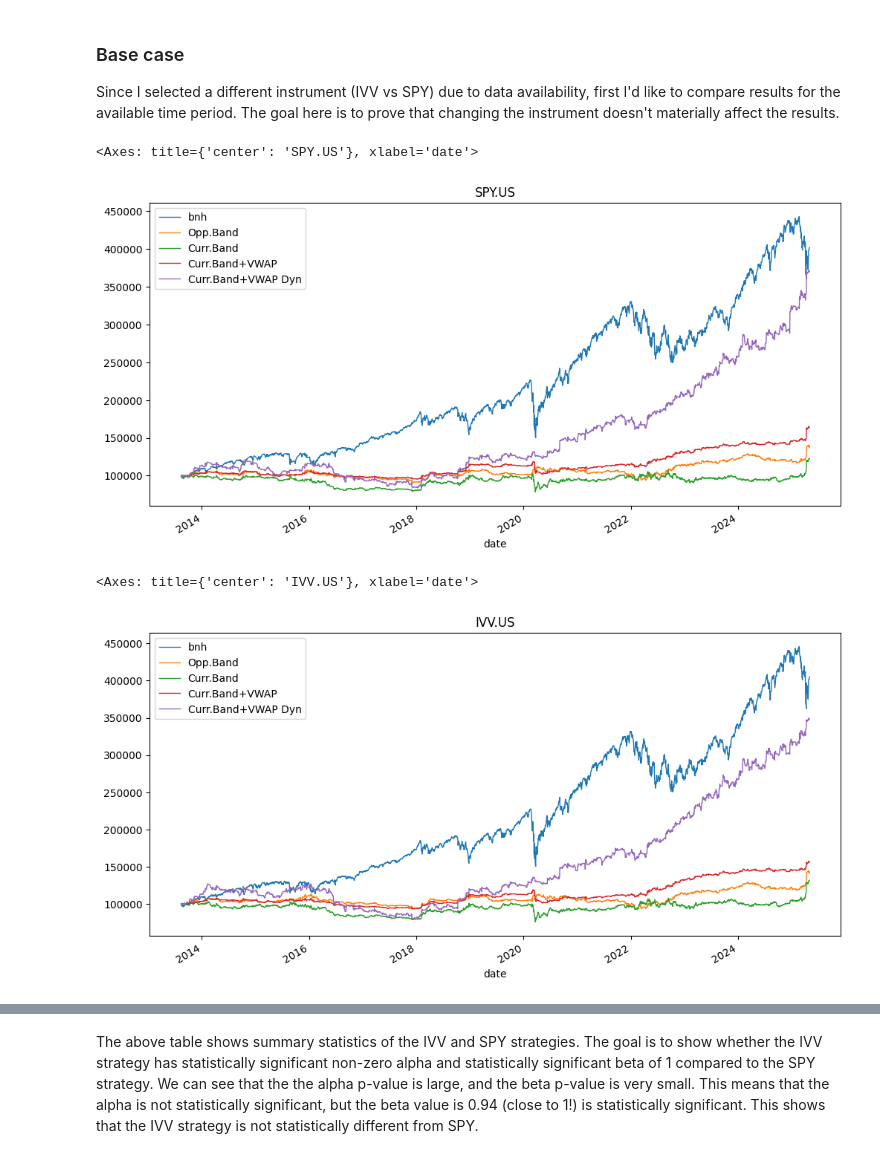
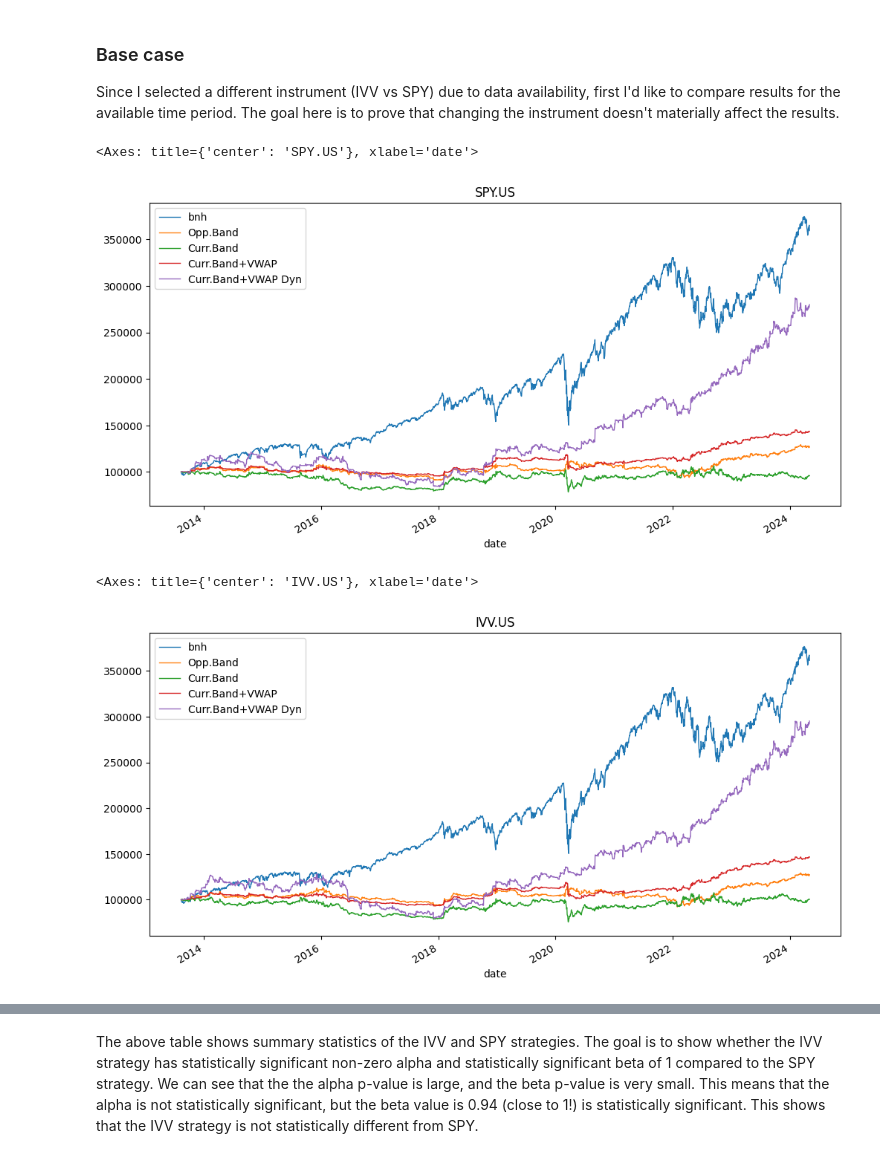
Before and after one commit to erevtsov/cfrm, a Jupyter notebook: notebooks/522/report_latest.ipynb, the cells around one changed output, grey strips where cells are left out. Cells and saved outputs as stored; diff of their text form; code cells hidden in the pictures.

```diff
--- a/notebooks/522/report_latest.ipynb
+++ b/notebooks/522/report_latest.ipynb
@@ -1064,23 +1064,23 @@ Since I selected a different instrument (IVV vs SPY) due to data availability, f
 # %%
 ticker = 'SPY.US'
 start_date = dt.date(2013, 8, 13)
-end_date = dt.date(2025, 4, 30)
+end_date = dt.date(2024, 4, 30)
 
 res_spy, res_spy_details = run_strategy_comparison(ticker=ticker, start_date=start_date, end_date=end_date, config=default_config, strategies=strategy_list)
 res_spy.plot(linewidth=1, figsize=(12, 6), title=ticker)
 # %% [output]
 <Axes: title={'center': 'SPY.US'}, xlabel='date'>
-[figure, old version]
+[figure, new version]
 # %%
 ticker = 'IVV.US'
 start_date = res_spy.index.min().date()
-end_date = dt.date(2025, 4, 30)
+end_date = dt.date(2024, 4, 30)
 
 res_ivv, res_ivv_details = run_strategy_comparison(ticker=ticker, start_date=start_date, end_date=end_date, config=default_config, strategies=strategy_list)
 res_ivv.plot(linewidth=1, figsize=(12, 6), title=ticker)
 # %% [output]
 <Axes: title={'center': 'IVV.US'}, xlabel='date'>
-[figure, old version]
+[figure, new version]
 # %%
 cols_to_include = ['bnh', 'Curr.Band+VWAP Dyn']
 calc_stats(res_ivv[cols_to_include].join(res_spy[cols_to_include], lsuffix='_IVV', rsuffix='_SPY'), benchmark_col='Curr.Band+VWAP Dyn_SPY')
```
Also changed, not shown: parts of 19 cells of this notebook, 9 other files.
